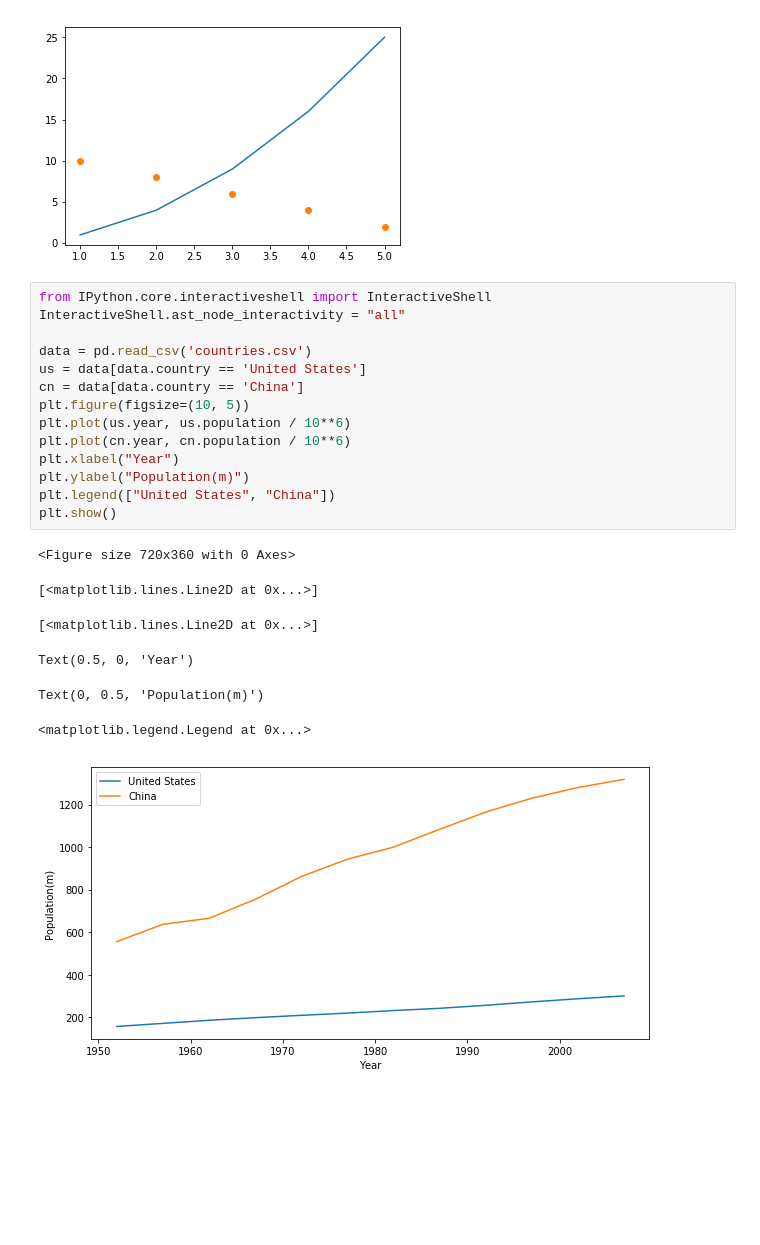
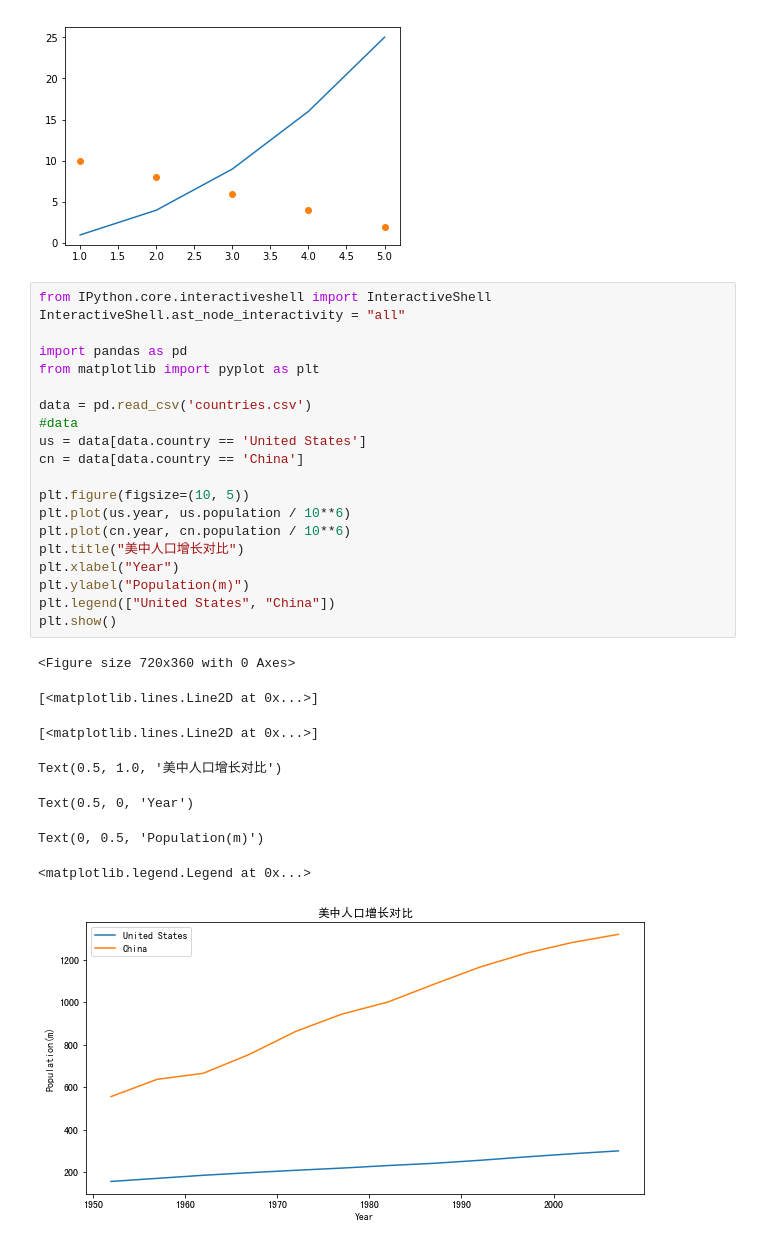
Before and after one commit to Bruce-Qiao/the-craft-of-selfteaching, a Jupyter notebook: data_visualization/dataVisualizationWithPython.ipynb, the cells around one changed output. Saved outputs shown, nothing was run; the diff lists cells and outputs as text; blank space fills up the shorter version.

```diff
--- a/data_visualization/dataVisualizationWithPython.ipynb
+++ b/data_visualization/dataVisualizationWithPython.ipynb
@@ -53,25 +53,32 @@ pandas.core.series.Series
 # %%
 from IPython.core.interactiveshell import InteractiveShell
 InteractiveShell.ast_node_interactivity = "all"
 
+import pandas as pd
+from matplotlib import pyplot as plt
+
 data = pd.read_csv('countries.csv')
+#data
 us = data[data.country == 'United States']
 cn = data[data.country == 'China']
+
 plt.figure(figsize=(10, 5))
 plt.plot(us.year, us.population / 10**6)
 plt.plot(cn.year, cn.population / 10**6)
+plt.title("美中人口增长对比")
 plt.xlabel("Year")
 plt.ylabel("Population(m)")
 plt.legend(["United States", "China"])
 plt.show()
 # %% [output]
 <Figure size 720x360 with 0 Axes>
 [<matplotlib.lines.Line2D at 0x...>]
 [<matplotlib.lines.Line2D at 0x...>]
-Text(0.5, 0, 'Year')
+Text(0.5, 1.0, '美中人口增长对比')
-Text(0, 0.5, 'Population(m)')
+Text(0.5, 0, 'Year')
-<matplotlib.legend.Legend at 0x...>
+Text(0, 0.5, 'Population(m)')
+<matplotlib.legend.Legend at 0x...>
-[figure, old version]
+[figure, new version]
 # %%
 from IPython.core.interactiveshell import InteractiveShell
 InteractiveShell.ast_node_interactivity = "all"
```
Also changed, not shown: parts of 1 cell of this notebook, 6 other files.
